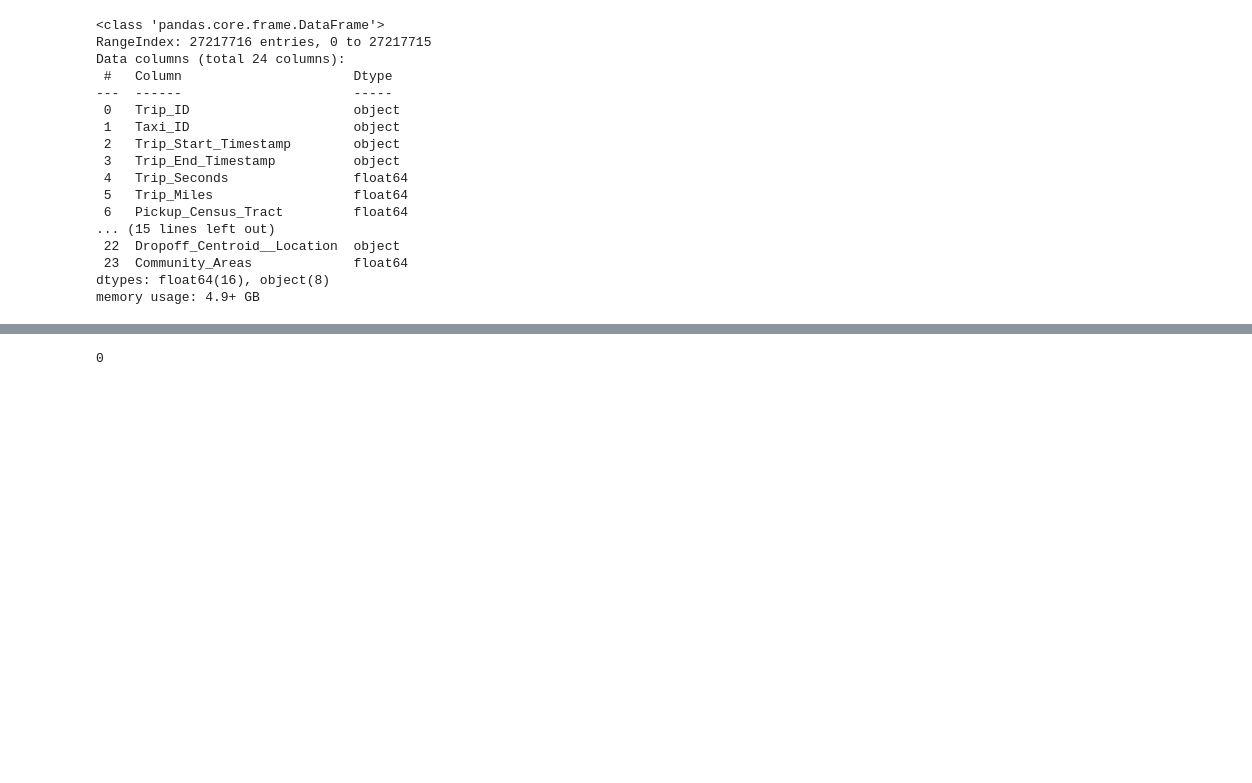
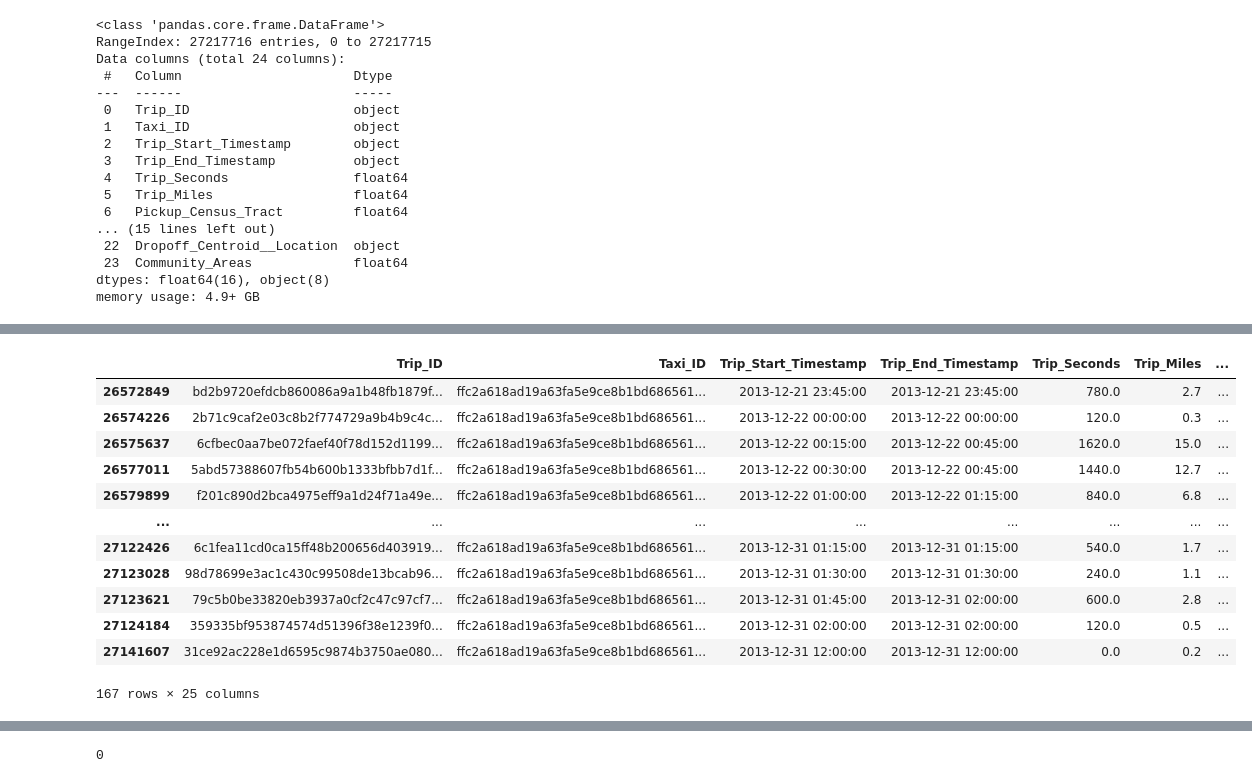
Before and after one commit to Hannah2800/AAA_2023_AdvancedPythonPandas, a Jupyter notebook: Untitled.ipynb, the cells around one changed output, grey strips where cells are left out. Drawn from its saved outputs; the diff is of its cells as text; code cells hidden in the pictures; blank space fills up the shorter version.

Commit message:
start cleaning

```diff
--- a/Untitled.ipynb
+++ b/Untitled.ipynb
@@ -227,0 +107,7 @@ memory usage: 181.0+ KB
+# %%
+df_chicago.drop_duplicates(subset=['Taxi_ID','Trip_Start_Timestamp'], inplace = True)
+# %%
+df_chicago['date_start'] = df_chicago['Trip_Start_Timestamp'].dt.date
+df_chicago['date_start'] = pd.to_datetime(df_chicago['date_start'])
+#df_chicago['time_start'] =df_chicago['Trip_Start_Timestamp'].dt.time
+#df_chicago['time_end'] =df_chicago['Trip_End_Timestamp'].dt.time
@@ -227,0 +159,18 @@ memory usage: 181.0+ KB
+# %%
+filtered_df = df_chicago[df_chicago['Taxi_ID'] == 'ffc2a618ad19a63fa5e9ce8b1bd68656172b2eac505f0a29b2a5a9460b7035e208d4871b529b55ec38efbb431acb50f123c39db0a8012c1c0a4a2fc20799e3ca']
+# %%
+filtered_df.tail(167)
+# %% [output]
+|  | Trip_ID | Taxi_ID | Trip_Start_Timestamp | Trip_End_Timestamp | Trip_Seconds | Trip_Miles | ... |
+| 26572849 | bd2b9720efdcb860086a9a1b48fb1879f... | ffc2a618ad19a63fa5e9ce8b1bd686561... | 2013-12-21 23:45:00 | 2013-12-21 23:45:00 | 780.0 | 2.7 | ... |
+| 26574226 | 2b71c9caf2e03c8b2f774729a9b4b9c4c... | ffc2a618ad19a63fa5e9ce8b1bd686561... | 2013-12-22 00:00:00 | 2013-12-22 00:00:00 | 120.0 | 0.3 | ... |
+| 26575637 | 6cfbec0aa7be072faef40f78d152d1199... | ffc2a618ad19a63fa5e9ce8b1bd686561... | 2013-12-22 00:15:00 | 2013-12-22 00:45:00 | 1620.0 | 15.0 | ... |
+| 26577011 | 5abd57388607fb54b600b1333bfbb7d1f... | ffc2a618ad19a63fa5e9ce8b1bd686561... | 2013-12-22 00:30:00 | 2013-12-22 00:45:00 | 1440.0 | 12.7 | ... |
+| 26579899 | f201c890d2bca4975eff9a1d24f71a49e... | ffc2a618ad19a63fa5e9ce8b1bd686561... | 2013-12-22 01:00:00 | 2013-12-22 01:15:00 | 840.0 | 6.8 | ... |
+| ... | ... | ... | ... | ... | ... | ... | ... |
+| 27122426 | 6c1fea11cd0ca15ff48b200656d403919... | ffc2a618ad19a63fa5e9ce8b1bd686561... | 2013-12-31 01:15:00 | 2013-12-31 01:15:00 | 540.0 | 1.7 | ... |
+| 27123028 | 98d78699e3ac1c430c99508de13bcab96... | ffc2a618ad19a63fa5e9ce8b1bd686561... | 2013-12-31 01:30:00 | 2013-12-31 01:30:00 | 240.0 | 1.1 | ... |
+| 27123621 | 79c5b0be33820eb3937a0cf2c47c97cf7... | ffc2a618ad19a63fa5e9ce8b1bd686561... | 2013-12-31 01:45:00 | 2013-12-31 02:00:00 | 600.0 | 2.8 | ... |
+| 27124184 | 359335bf953874574d51396f38e1239f0... | ffc2a618ad19a63fa5e9ce8b1bd686561... | 2013-12-31 02:00:00 | 2013-12-31 02:00:00 | 120.0 | 0.5 | ... |
+| 27141607 | 31ce92ac228e1d6595c9874b3750ae080... | ffc2a618ad19a63fa5e9ce8b1bd686561... | 2013-12-31 12:00:00 | 2013-12-31 12:00:00 | 0.0 | 0.2 | ... |
+167 rows × 25 columns
```
Also changed, not shown: parts of 17 cells of this notebook.
